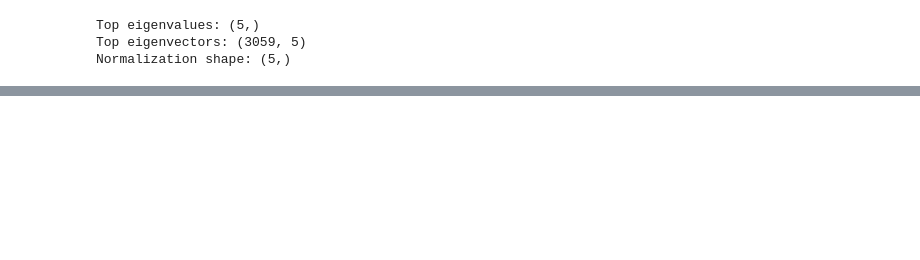
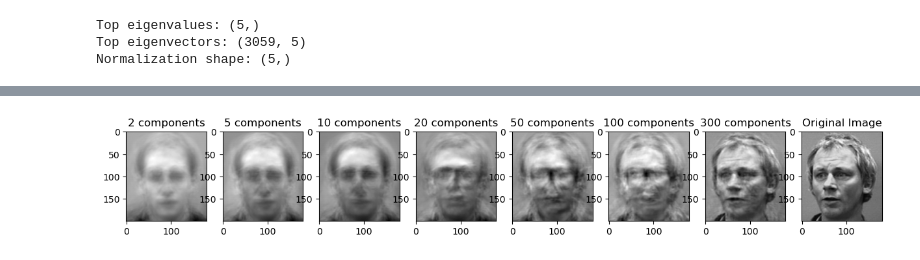
Before and after one commit to shalev-habany/CV_training, a Jupyter notebook: data_science/4_dimentionality_reduction/pca.ipynb, the cells around one changed output, grey strips where cells are left out. Saved outputs shown, nothing was run; the diff lists cells and outputs as text; code cells hidden in the pictures; blank space fills up the shorter version.

```diff
--- a/data_science/4_dimentionality_reduction/pca.ipynb
+++ b/data_science/4_dimentionality_reduction/pca.ipynb
@@ -82,0 +103,38 @@ plt.show()
+# %%
+def multiple_iter_pca(X, n_components_list):
+    mean = np.mean(X, axis=0)
+    n = X.shape[0]
+    X = X - mean
+    feature_corr = X @ X.T
+    eigvals, eigvecs = np.linalg.eig(feature_corr)
+    principal_components_dict = {}
+    max_n_components = max(n_components_list)
+    top_eigvecs = eigvecs[:, :max_n_components]
+    top_eigenvalues = eigvals[:max_n_components]
+    normalization = 1 / np.sqrt(n * top_eigenvalues)
+    U = normalization * (X.T @ top_eigvecs)
+    for n_components in n_components_list:
+        principal_components_dict[n_components] = U[:, :n_components]
+    return principal_components_dict
+# %%
+principal_components_dicts = multiple_iter_pca(flatten_data, [2, 5, 10, 20, 50, 100, 300])
+# %%
+import pickle
+
+with open('principal_components_dicts_gray.pkl', 'wb') as f:
+    pickle.dump(principal_components_dicts, f)
+# %%
+def plot_image_reconstruction(img, principal_components_dicts):
+    fig, axes = plt.subplots(1, 8, figsize=(15, 8))
+    i = 0
+    for key, value in principal_components_dicts.items():
+        ax = axes[i]
+        encoded = pca_encode(img, value)
+        decoded = pca_decode(encoded, value, img.shape)
+        plot_image(decoded, f"{key} components", ax)
+        i += 1
+    axes[-1].imshow(img, cmap='gray')
+    axes[-1].set_title("Original Image")
+plot_image_reconstruction(data[0], principal_components_dicts)
+# %% [output]
+[figure, added]
```
Also changed, not shown: parts of 29 cells of this notebook, 2 other files.
